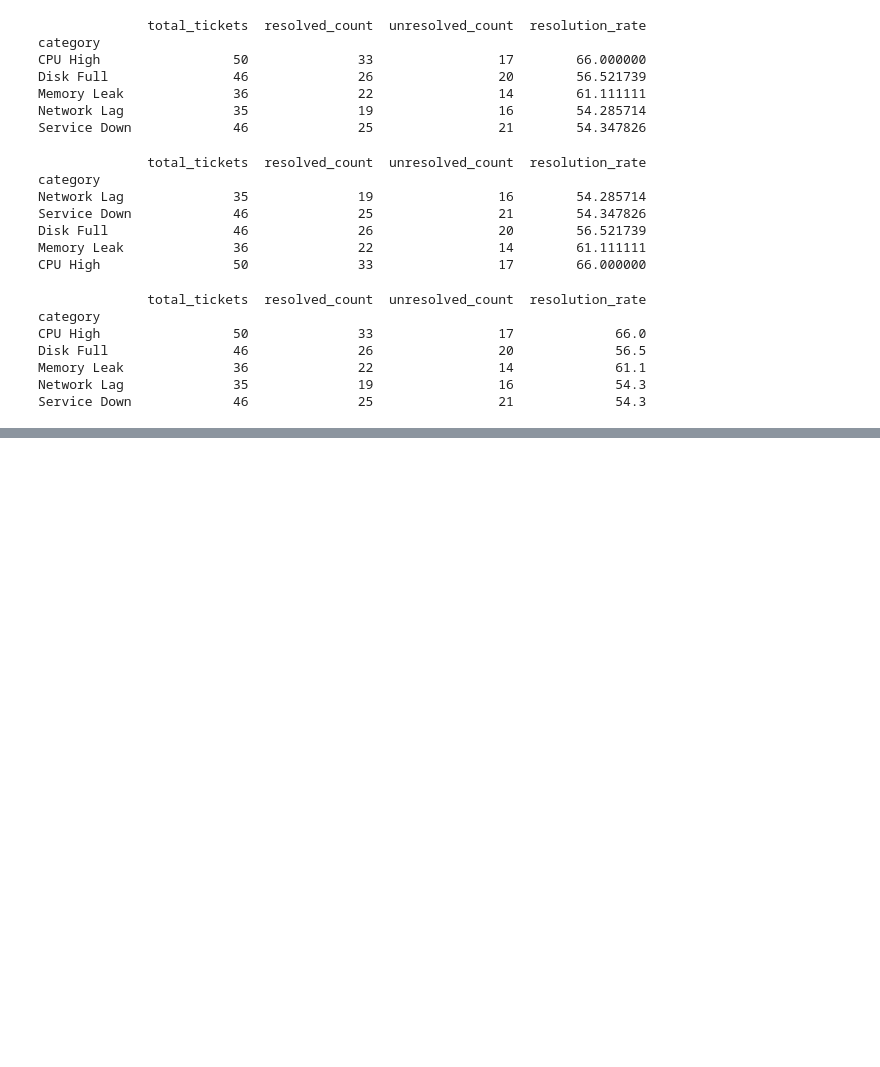
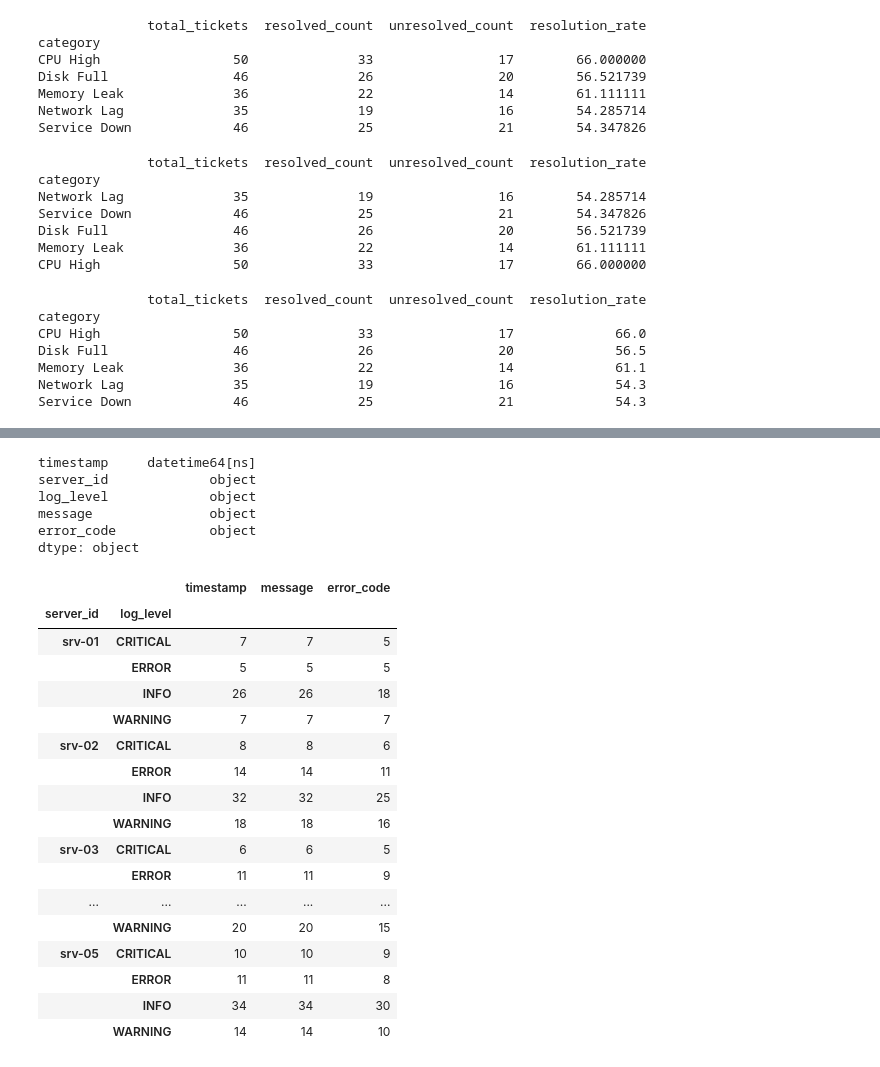
Before and after one commit to raviadapa-ai/python-for-ai-ml, a Jupyter notebook: 3-pandas/5-groupby-aggregation.ipynb, the cells around one changed output, grey strips where cells are left out. Cells and saved outputs as stored; diff of their text form; code cells hidden in the pictures; blank space fills up the shorter version.

```diff
--- a/3-pandas/5-groupby-aggregation.ipynb
+++ b/3-pandas/5-groupby-aggregation.ipynb
@@ -379,0 +434,30 @@ Service Down             46              25                21             54.3
+# %%
+df_logs.dtypes
+# %% [output]
+timestamp     datetime64[ns]
+server_id             object
+log_level             object
+message               object
+error_code            object
+dtype: object
+# %%
+df_logs.groupby(["server_id", "log_level"]).count()
+# %% [output]
+|  |  | timestamp | message | error_code |
+| server_id | log_level |  |  |  |
+| srv-01 | CRITICAL | 7 | 7 | 5 |
+|  | ERROR | 5 | 5 | 5 |
+|  | INFO | 26 | 26 | 18 |
+|  | WARNING | 7 | 7 | 7 |
+| srv-02 | CRITICAL | 8 | 8 | 6 |
+|  | ERROR | 14 | 14 | 11 |
+|  | INFO | 32 | 32 | 25 |
+|  | WARNING | 18 | 18 | 16 |
+| srv-03 | CRITICAL | 6 | 6 | 5 |
+|  | ERROR | 11 | 11 | 9 |
+| ... | ... | ... | ... | ... |
+|  | WARNING | 20 | 20 | 15 |
+| srv-05 | CRITICAL | 10 | 10 | 9 |
+|  | ERROR | 11 | 11 | 8 |
+|  | INFO | 34 | 34 | 30 |
+|  | WARNING | 14 | 14 | 10 |
```
Also changed, not shown: parts of 9 cells of this notebook.
